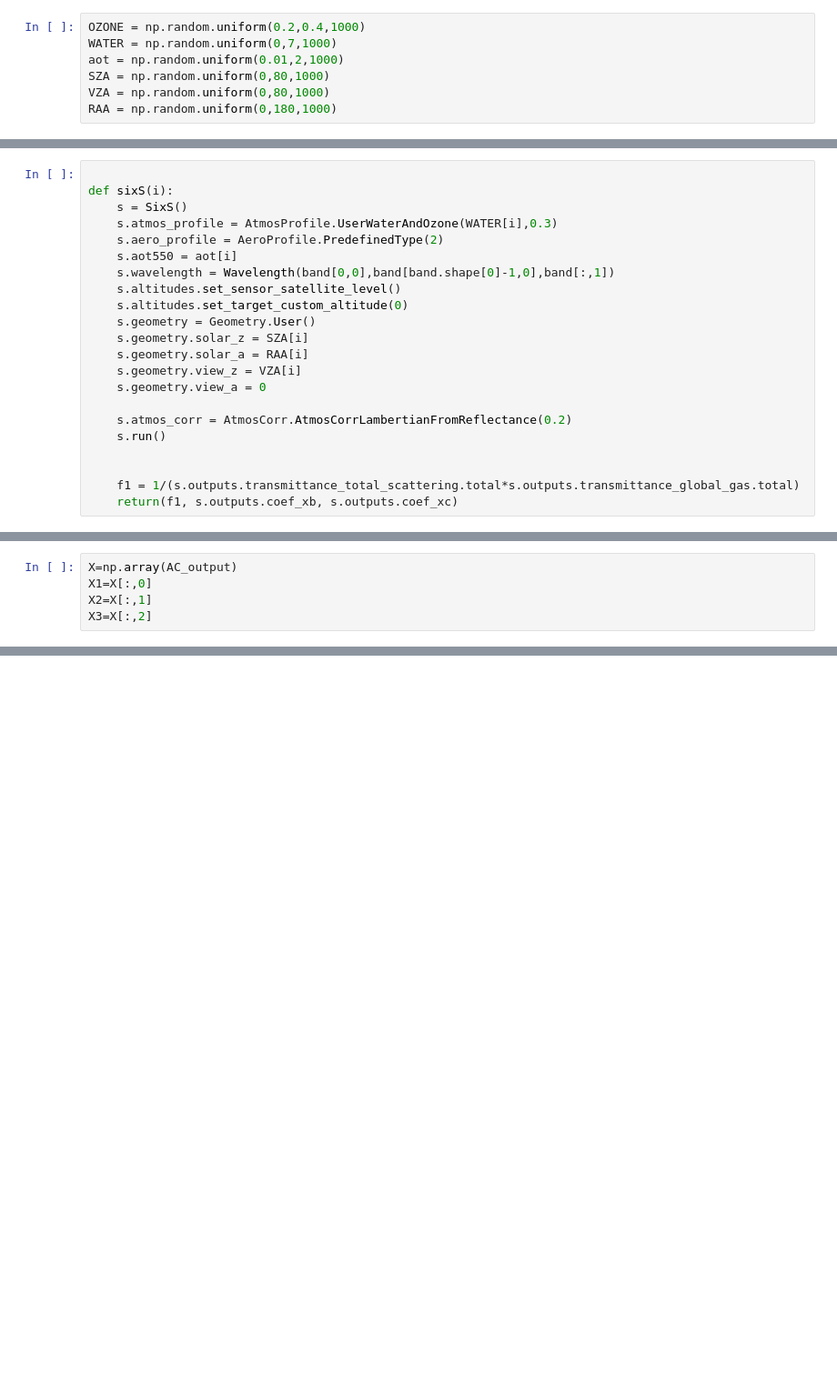
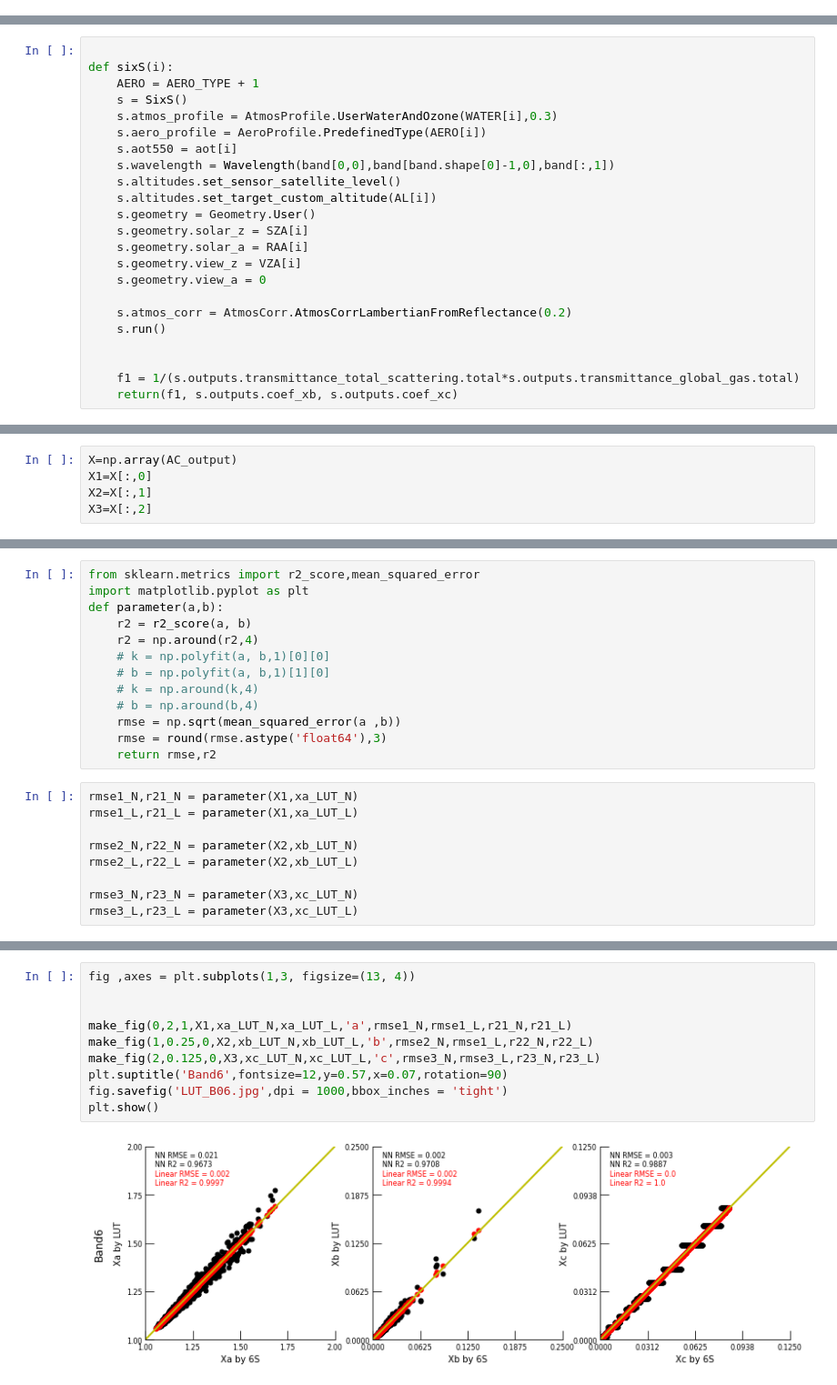
Before and after one commit to Lw46/Himawari8_AtmosphericCorrection, a Jupyter notebook: LUT_Validation/LUT_Validation_b06.ipynb, the cells around one changed output, grey strips where cells are left out. Shown: that part at 91% size. Drawn from its saved outputs; the diff is of its cells as text; blank space fills up the shorter version.

```diff
--- a/LUT_Validation/LUT_Validation_b06.ipynb
+++ b/LUT_Validation/LUT_Validation_b06.ipynb
@@ -60,10 +85,3 @@ fn1_N,fn2_N,fn3_N = LUT_interpolation(LUT_path).LUT_interpolation_Nearest()
-# %%
-OZONE = np.random.uniform(0.2,0.4,1000)
-WATER = np.random.uniform(0,7,1000)
-aot = np.random.uniform(0.01,2,1000)
-SZA = np.random.uniform(0,80,1000)
-VZA = np.random.uniform(0,80,1000)
-RAA = np.random.uniform(0,180,1000)
 # %%
 xa_LUT_N = []
 xb_LUT_N = []
@@ -97,13 +130,14 @@ xc_LUT_L = np.array(xc_LUT_L)
 # %%
 
 def sixS(i):
+    AERO = AERO_TYPE + 1
     s = SixS()
     s.atmos_profile = AtmosProfile.UserWaterAndOzone(WATER[i],0.3)
-    s.aero_profile = AeroProfile.PredefinedType(2)
+    s.aero_profile = AeroProfile.PredefinedType(AERO[i])
     s.aot550 = aot[i]
     s.wavelength = Wavelength(band[0,0],band[band.shape[0]-1,0],band[:,1])
     s.altitudes.set_sensor_satellite_level()
-    s.altitudes.set_target_custom_altitude(0)
+    s.altitudes.set_target_custom_altitude(AL[i])
     s.geometry = Geometry.User()
     s.geometry.solar_z = SZA[i]
     s.geometry.solar_a = RAA[i]
@@ -475,0 +163,22 @@ plt.show()
+# %%
+from sklearn.metrics import r2_score,mean_squared_error
+import matplotlib.pyplot as plt
+def parameter(a,b):
+    r2 = r2_score(a, b)
+    r2 = np.around(r2,4)
+    # k = np.polyfit(a, b,1)[0][0]
+    # b = np.polyfit(a, b,1)[1][0]
+    # k = np.around(k,4)
+    # b = np.around(b,4)
+    rmse = np.sqrt(mean_squared_error(a ,b))
+    rmse = round(rmse.astype('float64'),3)
+    return rmse,r2
+# %%
+rmse1_N,r21_N = parameter(X1,xa_LUT_N)
+rmse1_L,r21_L = parameter(X1,xa_LUT_L)
+
+rmse2_N,r22_N = parameter(X2,xb_LUT_N)
+rmse2_L,r22_L = parameter(X2,xb_LUT_L)
+
+rmse3_N,r23_N = parameter(X3,xc_LUT_N)
+rmse3_L,r23_L = parameter(X3,xc_LUT_L)
@@ -475,0 +225,12 @@ plt.show()
+# %%
+fig ,axes = plt.subplots(1,3, figsize=(13, 4))
+
+
+make_fig(0,2,1,X1,xa_LUT_N,xa_LUT_L,'a',rmse1_N,rmse1_L,r21_N,r21_L)
+make_fig(1,0.25,0,X2,xb_LUT_N,xb_LUT_L,'b',rmse2_N,rmse1_L,r22_N,r22_L)
+make_fig(2,0.125,0,X3,xc_LUT_N,xc_LUT_L,'c',rmse3_N,rmse3_L,r23_N,r23_L)
+plt.suptitle('Band6',fontsize=12,y=0.57,x=0.07,rotation=90)
+fig.savefig('LUT_B06.jpg',dpi = 1000,bbox_inches = 'tight')
+plt.show()
+# %% [output]
+[figure, added]
```
Also changed, not shown: parts of 12 cells of this notebook, 9 other files.
